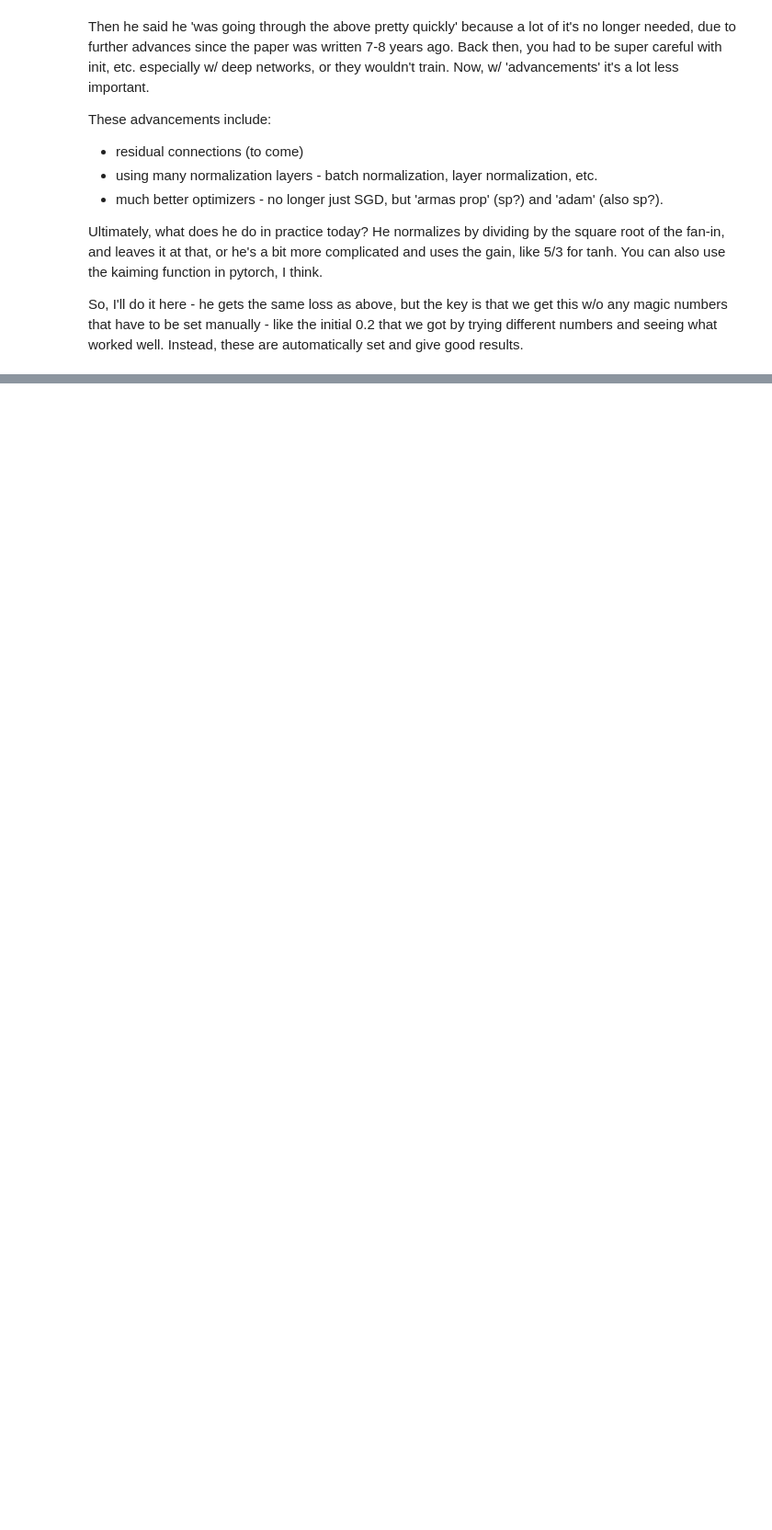
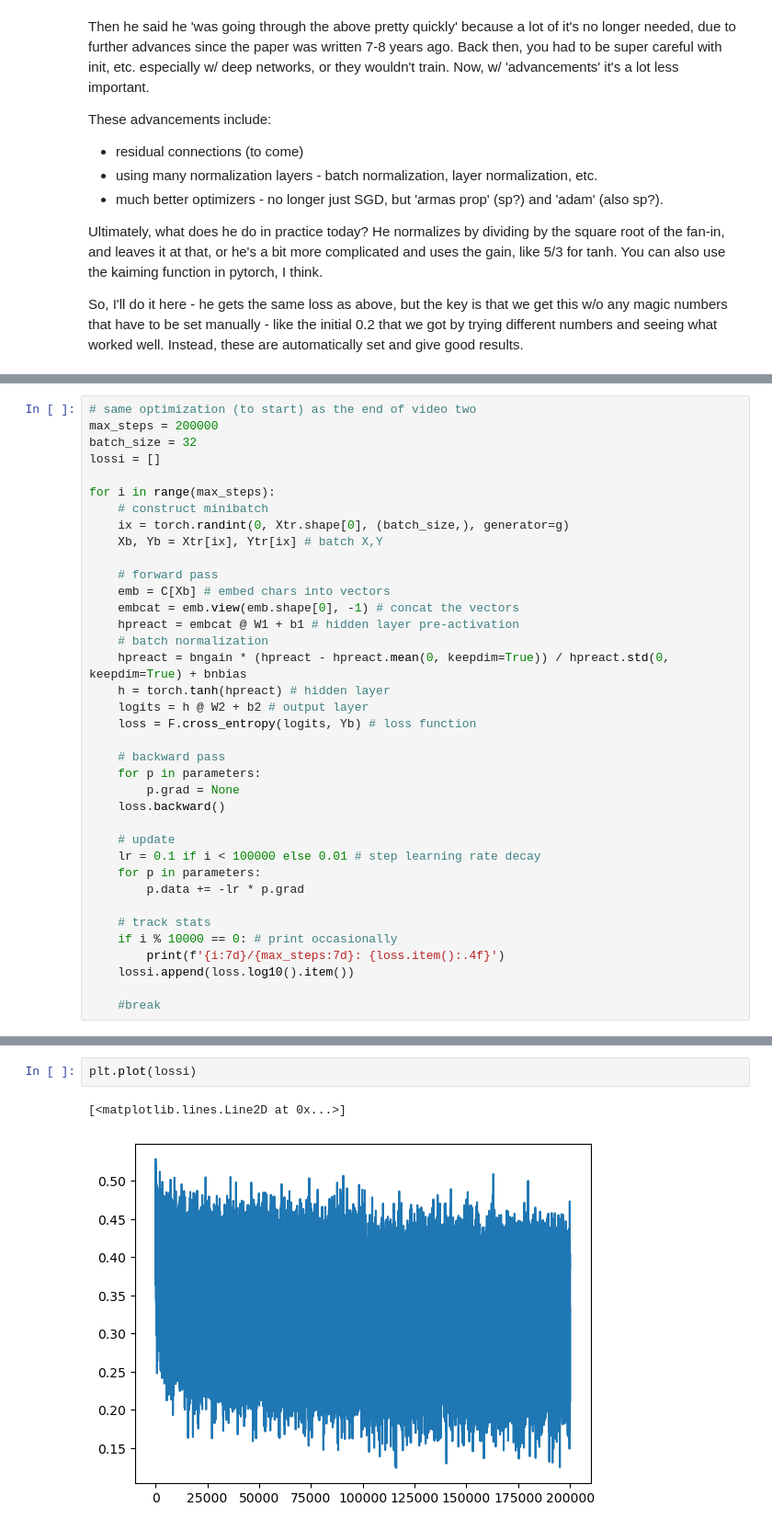
Before and after one commit to aenfield/makemore, a Jupyter notebook: my_makemore_p3.ipynb, the cells around one changed output, grey strips where cells are left out. Shown: that part at 92% size. Saved outputs shown, nothing was run; the diff lists cells and outputs as text; blank space fills up the shorter version.

Commit message:
Finished batch normalization.

```diff
--- a/my_makemore_p3.ipynb
+++ b/my_makemore_p3.ipynb
@@ -530,0 +562,37 @@ He talked about the Ioffe and Szegedy paper on batch normalization - a 'very imp
+# %%
+# same optimization (to start) as the end of video two
+max_steps = 200000
+batch_size = 32
+lossi = []
+
+for i in range(max_steps):
+    # construct minibatch
+    ix = torch.randint(0, Xtr.shape[0], (batch_size,), generator=g)
+    Xb, Yb = Xtr[ix], Ytr[ix] # batch X,Y
+
+    # forward pass
+    emb = C[Xb] # embed chars into vectors
+    embcat = emb.view(emb.shape[0], -1) # concat the vectors
+    hpreact = embcat @ W1 + b1 # hidden layer pre-activation
+    # batch normalization
+    hpreact = bngain * (hpreact - hpreact.mean(0, keepdim=True)) / hpreact.std(0, keepdim=True) + bnbias
+    h = torch.tanh(hpreact) # hidden layer
+    logits = h @ W2 + b2 # output layer
+    loss = F.cross_entropy(logits, Yb) # loss function
+
+    # backward pass
+    for p in parameters:
+        p.grad = None
+    loss.backward()
+
+    # update
+    lr = 0.1 if i < 100000 else 0.01 # step learning rate decay
+    for p in parameters:
+        p.data += -lr * p.grad
+
+    # track stats
+    if i % 10000 == 0: # print occasionally
+        print(f'{i:7d}/{max_steps:7d}: {loss.item():.4f}')
+    lossi.append(loss.log10().item())
+
+    #break
@@ -530,0 +620,5 @@ He talked about the Ioffe and Szegedy paper on batch normalization - a 'very imp
+# %%
+plt.plot(lossi)
+# %% [output]
+[<matplotlib.lines.Line2D at 0x...>]
+[figure, added]
```
Also changed, not shown: parts of 33 cells of this notebook.
